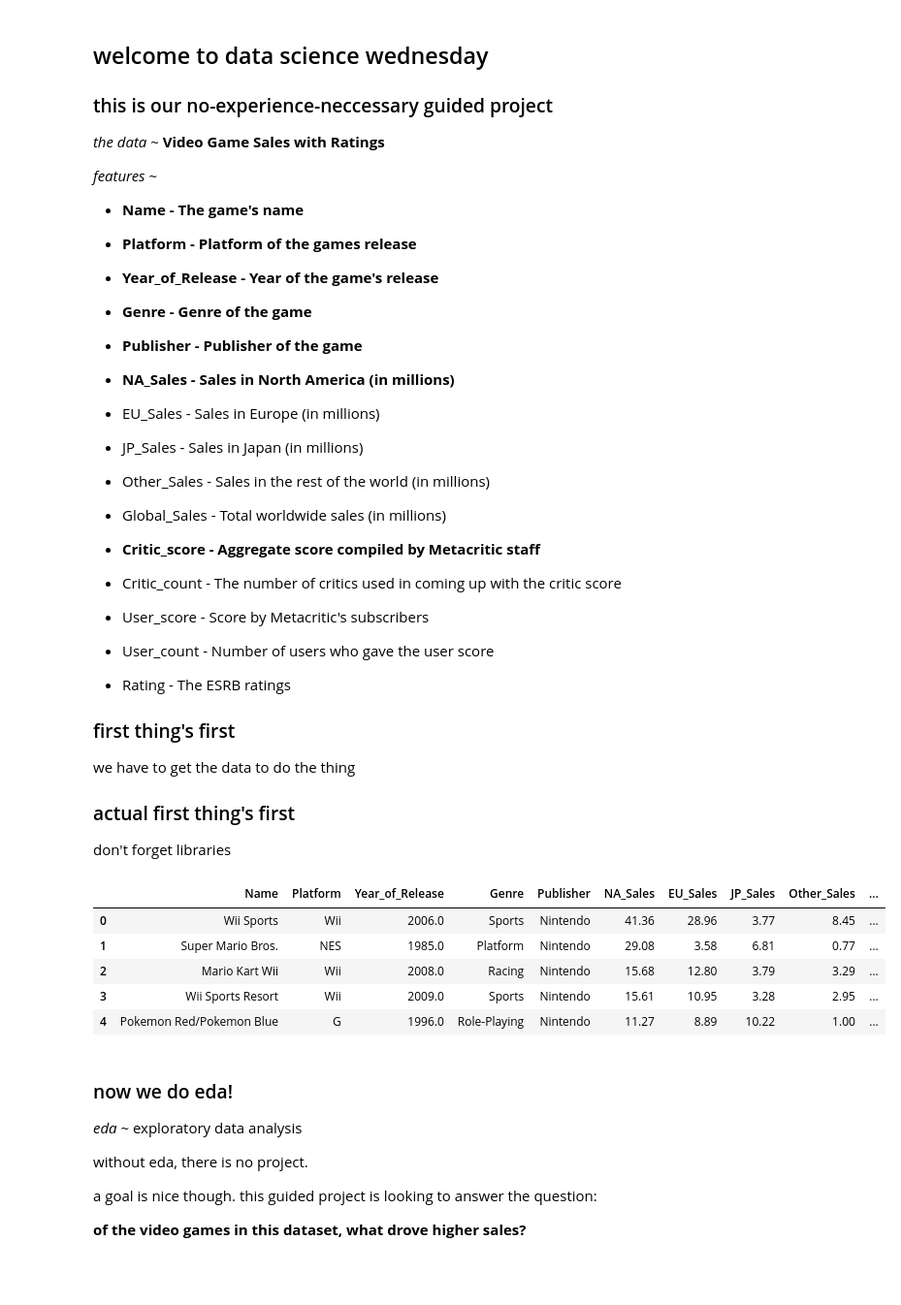
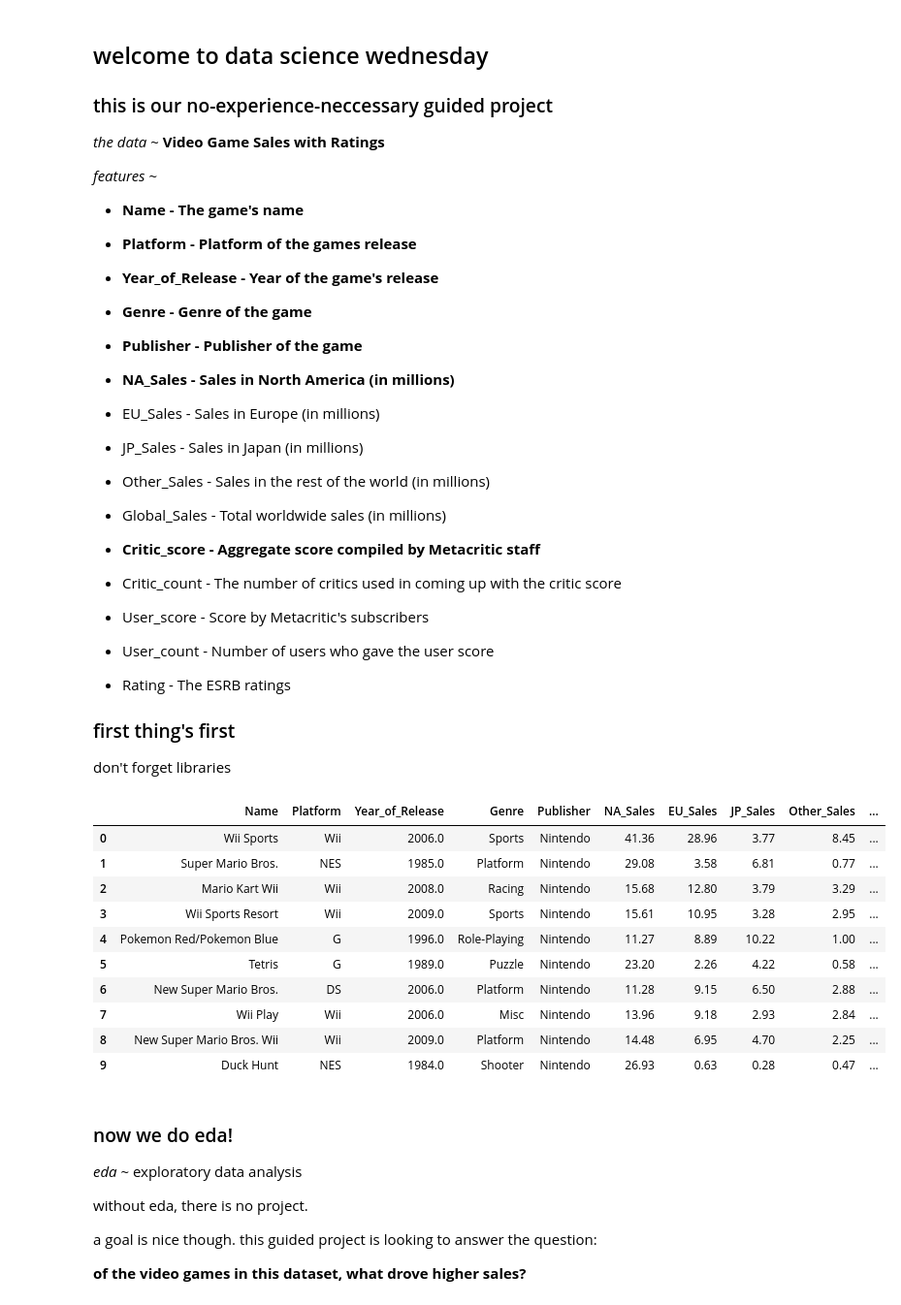
Before and after one commit to dsiufl/Data_Science_Wednesday, a Jupyter notebook: data_science_wednesday_020619/data_science_wednesday_feb6.ipynb, the cells around one changed output. Shown at 97% size. Saved outputs shown, nothing was run; the diff lists cells and outputs as text; code cells hidden in the pictures; blank space fills up the shorter version.

```diff
--- a/data_science_wednesday_020619/data_science_wednesday_feb6.ipynb
+++ b/data_science_wednesday_020619/data_science_wednesday_feb6.ipynb
@@ -35,12 +35,9 @@
 * Rating - The ESRB ratings
 
 
+
 ### first thing's first
 
-we have to get the data to do the thing
-
-### actual first thing's first
-
 don't forget libraries
 # %%
 import pandas as pd
@@ -52,14 +49,19 @@ import warnings
 warnings.filterwarnings('ignore')
 # %%
 video_game_sales = pd.read_csv('Video_Game_Sales_as_of_Jan_2017.csv')
-video_game_sales.head()
+video_game_sales.head(10)
 # %% [output]
 |  | Name | Platform | Year_of_Release | Genre | Publisher | NA_Sales | EU_Sales | JP_Sales | Other_Sales | ... |
 | 0 | Wii Sports | Wii | 2006.0 | Sports | Nintendo | 41.36 | 28.96 | 3.77 | 8.45 | ... |
 | 1 | Super Mario Bros. | NES | 1985.0 | Platform | Nintendo | 29.08 | 3.58 | 6.81 | 0.77 | ... |
 | 2 | Mario Kart Wii | Wii | 2008.0 | Racing | Nintendo | 15.68 | 12.80 | 3.79 | 3.29 | ... |
 | 3 | Wii Sports Resort | Wii | 2009.0 | Sports | Nintendo | 15.61 | 10.95 | 3.28 | 2.95 | ... |
 | 4 | Pokemon Red/Pokemon Blue | G | 1996.0 | Role-Playing | Nintendo | 11.27 | 8.89 | 10.22 | 1.00 | ... |
+| 5 | Tetris | G | 1989.0 | Puzzle | Nintendo | 23.20 | 2.26 | 4.22 | 0.58 | ... |
+| 6 | New Super Mario Bros. | DS | 2006.0 | Platform | Nintendo | 11.28 | 9.15 | 6.50 | 2.88 | ... |
+| 7 | Wii Play | Wii | 2006.0 | Misc | Nintendo | 13.96 | 9.18 | 2.93 | 2.84 | ... |
+| 8 | New Super Mario Bros. Wii | Wii | 2009.0 | Platform | Nintendo | 14.48 | 6.95 | 4.70 | 2.25 | ... |
+| 9 | Duck Hunt | NES | 1984.0 | Shooter | Nintendo | 26.93 | 0.63 | 0.28 | 0.47 | ... |
 # %% [markdown]
 ### now we do eda!
 
```
Also changed, not shown: parts of 5 cells of this notebook.
